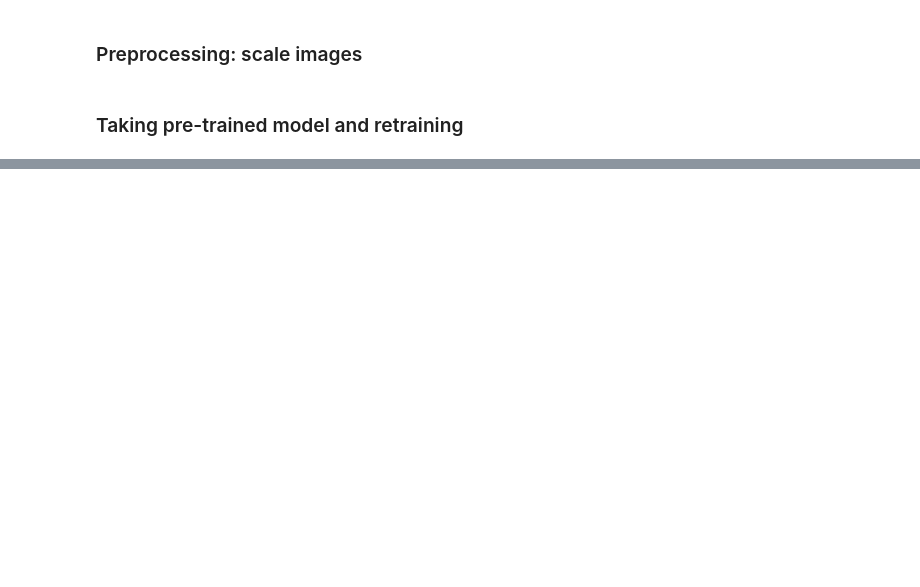
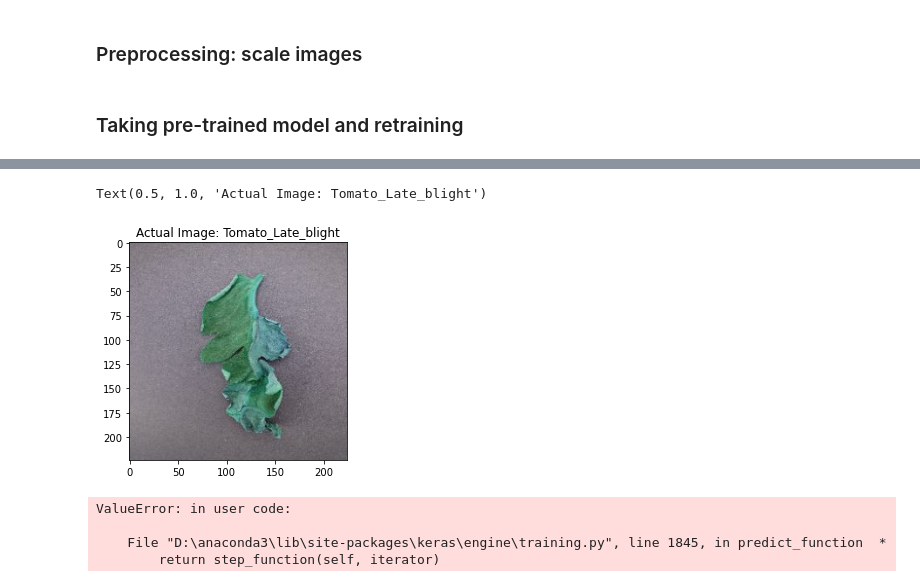
Before and after one commit to tarikulwebx/Multi-plant-disease-ML, a Jupyter notebook: Training with Transfer Learning (MobileNet-V2).ipynb, the cells around one changed output, grey strips where cells are left out. Saved outputs shown, nothing was run; the diff lists cells and outputs as text; code cells hidden in the pictures; blank space fills up the shorter version.

```diff
--- a/Training with Transfer Learning (MobileNet-V2).ipynb
+++ b/Training with Transfer Learning (MobileNet-V2).ipynb
@@ -74,10 +83,22 @@ diseases_images_dict = {
 }
 # %%
 diseases_labels_dict = {
-    'Potato___Early_blight': 0,
-    'Potato___healthy': 1,
-    'Potato___Late_blight': 2,
-    'Tomato_Early_blight': 3,
-    'Tomato_healthy': 4,
-    'Tomato_Late_blight': 4,
+    'Pepper__bell___Bacterial_spot': 0,
+    'Pepper__bell___healthy': 1,
+    'Potato___Early_blight': 2,
+    'Potato___Late_blight': 3,
+    'Potato___healthy': 4,
+    'Tomato_Bacterial_spot': 5,
+    'Tomato_Early_blight': 6,
+    'Tomato_Late_blight': 7,
+    'Tomato_Leaf_Mold': 8,
+    'Tomato_Septoria_leaf_spot': 9,
+    'Tomato_Spider_mites_Two_spotted_spider_mite': 10,
+    'Tomato__Target_Spot': 11,
+    'Tomato__Tomato_YellowLeaf__Curl_Virus': 12,
+    'Tomato__Tomato_mosaic_virus': 13,
+    'Tomato_healthy': 14,
 }
+# %%
+classes = list(diseases_labels_dict)
+classes
@@ -113,9 +150,13 @@ Resizing all images
 # %%
 X, y = [], []
 
-for disease_name, images in diseases_images_dict.items():
-    for image in images:
-        img = cv2.imread(str(image))
-        resized_img = cv2.resize(img,(224,224))
-        X.append(resized_img)
-        y.append(diseases_labels_dict[disease_name])
+try:
+    for disease_name, images in diseases_images_dict.items():
+        for image in images:
+            #print(str(image))
+            img = cv2.imread(str(image))
+            resized_img = cv2.resize(img,(224,224))
+            X.append(resized_img)
+            y.append(diseases_labels_dict[disease_name])
+except Exception as e:
+    print(str(e))
@@ -204,0 +344,2 @@ Epoch 10/10
+# %%
+TestIndex = 7;
@@ -204,0 +352,13 @@ Epoch 10/10
+# %%
+plt.imshow(X_test[TestIndex])
+plt.title("Actual Image: "+ classes[TestIndex])
+# %% [output]
+Text(0.5, 1.0, 'Actual Image: Tomato_Late_blight')
+[figure, added]
+# %%
+prediction = model.predict(X_test[TestIndex])
+# %% [output]
+ValueError: in user code:
+
+    File "D:\anaconda3\lib\site-packages\keras\engine\training.py", line 1845, in predict_function  *
+        return step_function(self, iterator)
```
Also changed, not shown: parts of 30 cells of this notebook, 1 other file.
